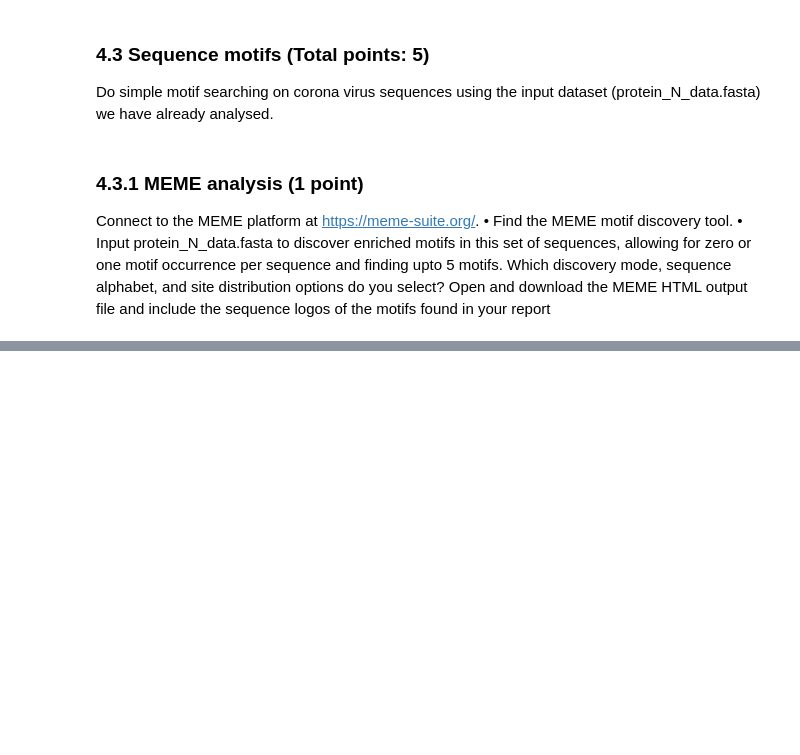
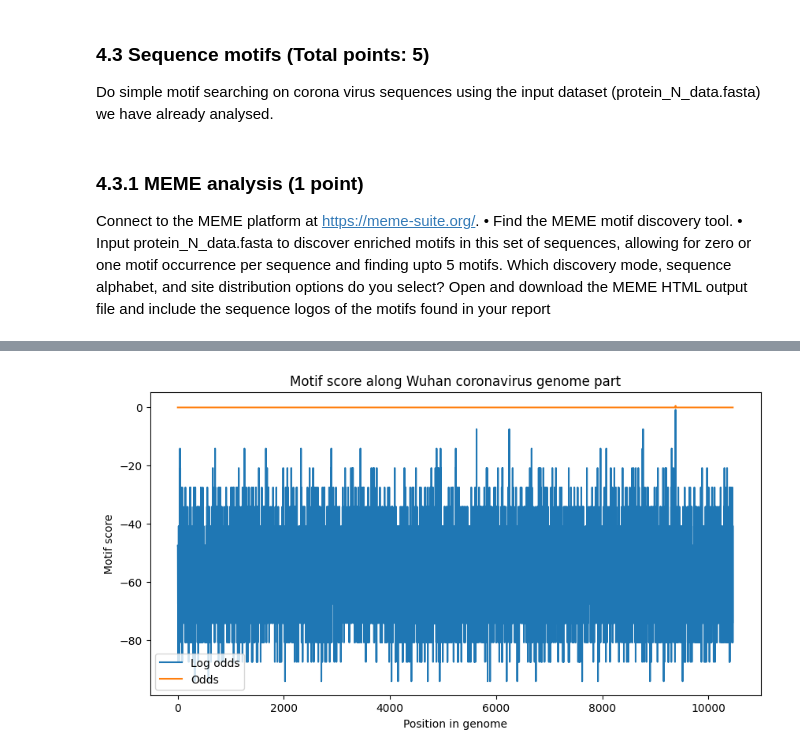
Before and after one commit to Freskoko/BINF200_H23, a Jupyter notebook: assignments/assignment2.ipynb, the cells around one changed output, grey strips where cells are left out. Cells and saved outputs as stored; diff of their text form; code cells hidden in the pictures; blank space fills up the shorter version.

```diff
--- a/assignments/assignment2.ipynb
+++ b/assignments/assignment2.ipynb
@@ -306,0 +459,27 @@ https://meme-suite.org/meme/tools/meme
+# %%
+from Bio import SeqIO, motifs
+from Bio.Seq import Seq
+import matplotlib.pyplot as plt
+
+
+genome = SeqIO.read("/home/henrik/BINF200_H23/assignments/data2/Coronavirus/Coronavirus/GCA_011537005.1_partial_genomic.fasta","fasta")
+motif = motifs.create([Seq("TTCTATTATACTGGAACTGG")]) #this is the nucleocapsid
+
+sequence = str(genome.seq).upper()
+window_size = len(sequence) - len(motif) + 1
+
+pwm = motif.counts.normalize(pseudocounts=0.01).log_odds()
+
+log_odds = [pwm.calculate(sequence[pos:pos+len(motif)]) for pos in range(window_size)]
+odds = [2**lod for lod in log_odds]
+
+plt.figure(figsize=(10,5))
+plt.plot(range(window_size), log_odds, label="Log odds")
+plt.plot(range(window_size), odds, label="Odds")
+plt.legend()
+plt.title('Motif score along Wuhan coronavirus genome part')
+plt.xlabel('Position in genome')
+plt.ylabel('Motif score')
+plt.show()
+# %% [output]
+[figure, added]
```
Also changed, not shown: parts of 16 cells of this notebook, 2 other files.
